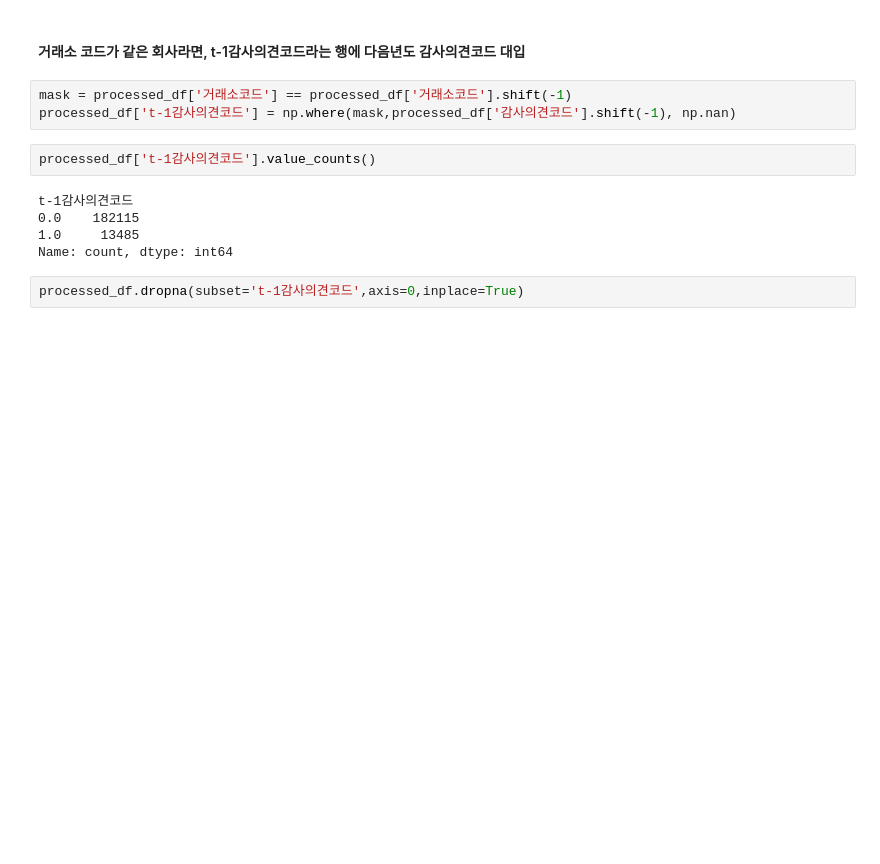
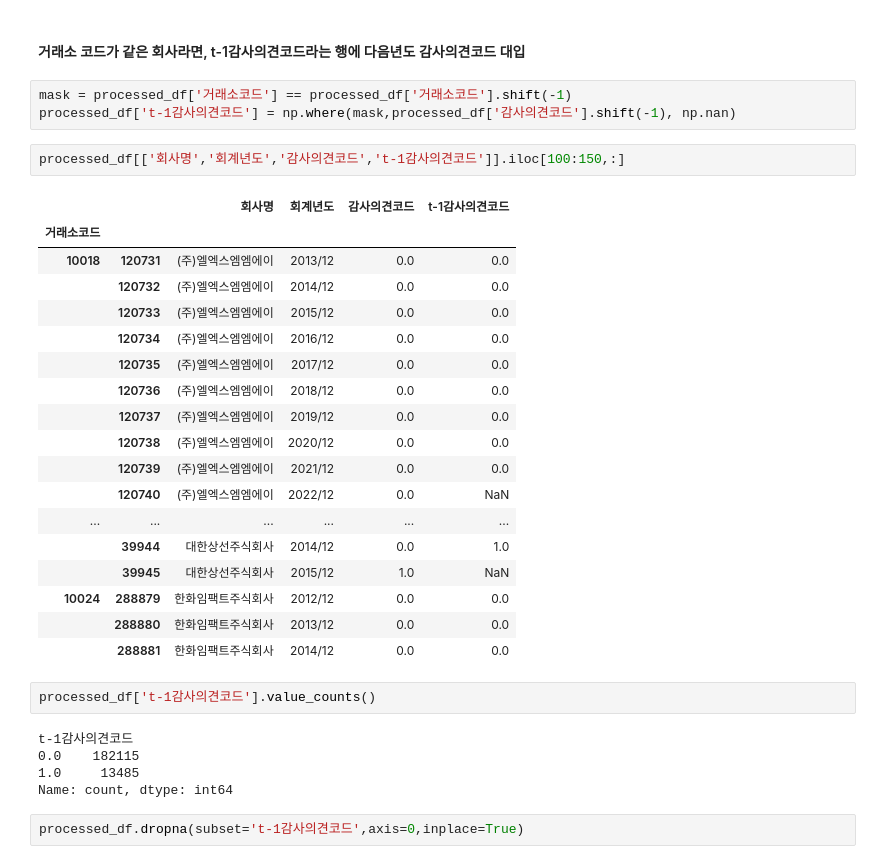
Before and after one commit to youngsang114/Project_2, a Jupyter notebook: 전처리/3.전처리_외감.ipynb, the cells around one changed output. Saved outputs shown, nothing was run; the diff lists cells and outputs as text; blank space fills up the shorter version.

```diff
--- a/전처리/3.전처리_외감.ipynb
+++ b/전처리/3.전처리_외감.ipynb
@@ -317,6 +323,27 @@ processed_df['감사의견코드'].isna().sum()
 # %%
 mask = processed_df['거래소코드'] == processed_df['거래소코드'].shift(-1)
 processed_df['t-1감사의견코드'] = np.where(mask,processed_df['감사의견코드'].shift(-1), np.nan)
+# %%
+processed_df[['회사명','회계년도','감사의견코드','t-1감사의견코드']].iloc[100:150,:]
+# %% [output]
+|  |  | 회사명 | 회계년도 | 감사의견코드 | t-1감사의견코드 |
+| 거래소코드 |  |  |  |  |  |
+| 10018 | 120731 | (주)엘엑스엠엠에이 | 2013/12 | 0.0 | 0.0 |
+|  | 120732 | (주)엘엑스엠엠에이 | 2014/12 | 0.0 | 0.0 |
+|  | 120733 | (주)엘엑스엠엠에이 | 2015/12 | 0.0 | 0.0 |
+|  | 120734 | (주)엘엑스엠엠에이 | 2016/12 | 0.0 | 0.0 |
+|  | 120735 | (주)엘엑스엠엠에이 | 2017/12 | 0.0 | 0.0 |
+|  | 120736 | (주)엘엑스엠엠에이 | 2018/12 | 0.0 | 0.0 |
+|  | 120737 | (주)엘엑스엠엠에이 | 2019/12 | 0.0 | 0.0 |
+|  | 120738 | (주)엘엑스엠엠에이 | 2020/12 | 0.0 | 0.0 |
+|  | 120739 | (주)엘엑스엠엠에이 | 2021/12 | 0.0 | 0.0 |
+|  | 120740 | (주)엘엑스엠엠에이 | 2022/12 | 0.0 | NaN |
+| ... | ... | ... | ... | ... | ... |
+|  | 39944 | 대한상선주식회사 | 2014/12 | 0.0 | 1.0 |
+|  | 39945 | 대한상선주식회사 | 2015/12 | 1.0 | NaN |
+| 10024 | 288879 | 한화임팩트주식회사 | 2012/12 | 0.0 | 0.0 |
+|  | 288880 | 한화임팩트주식회사 | 2013/12 | 0.0 | 0.0 |
+|  | 288881 | 한화임팩트주식회사 | 2014/12 | 0.0 | 0.0 |
 # %%
 processed_df['t-1감사의견코드'].value_counts()
 # %% [output]
```
Also changed, not shown: parts of 11 cells of this notebook, 4 other files.
